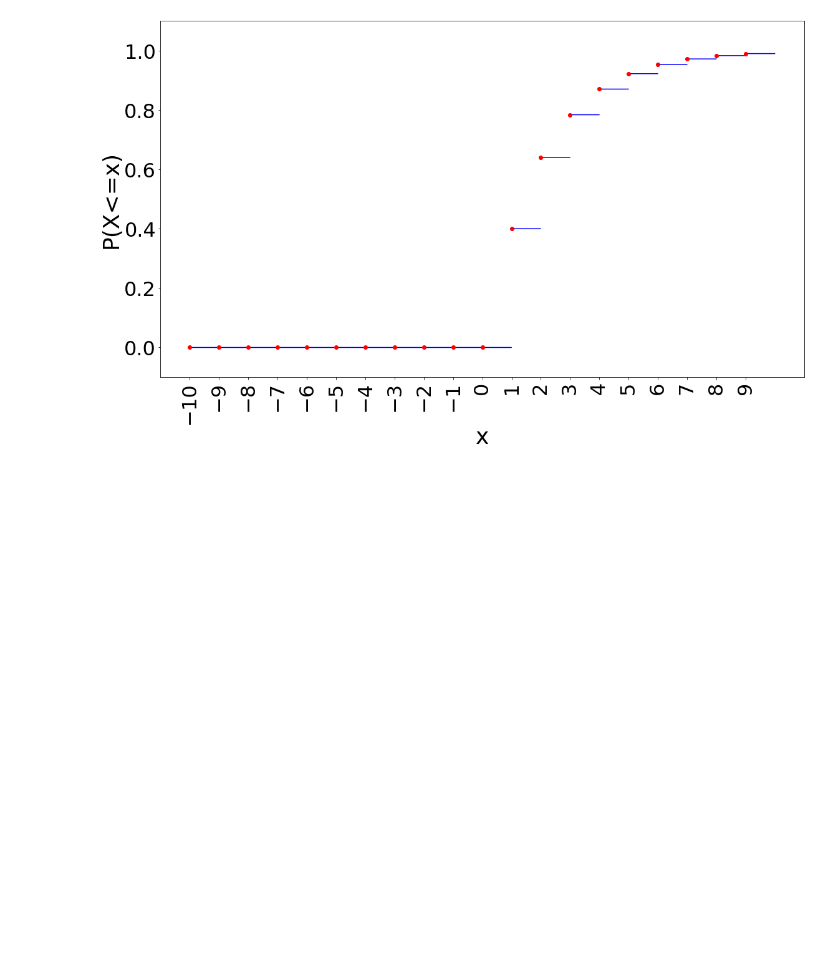
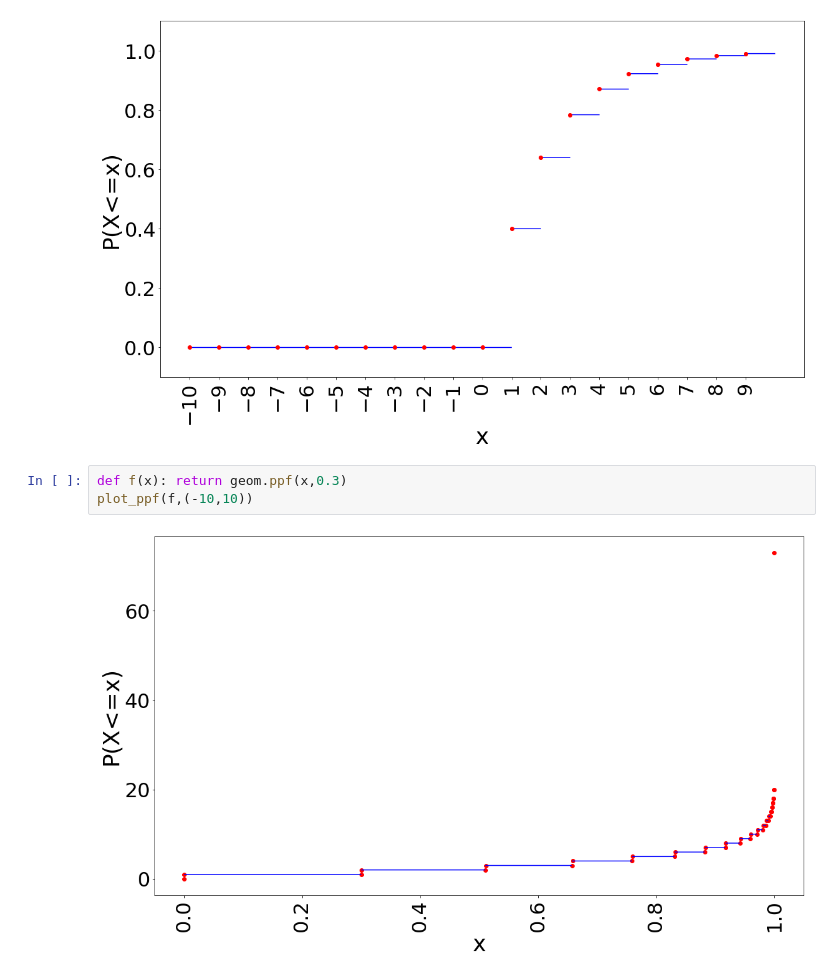
Before and after one commit to RoozbehSanaei/Statistics, a Jupyter notebook: Prob_Dist_Python.ipynb, the cells around one changed output. Drawn from its saved outputs; the diff is of its cells as text; blank space fills up the shorter version.

```diff
--- a/Prob_Dist_Python.ipynb
+++ b/Prob_Dist_Python.ipynb
@@ -85,3 +133,8 @@ plot_cdf(f,(-10,10))
 plt.show()
 # %% [output]
 [figure]
+# %%
+def f(x): return geom.ppf(x,0.3)
+plot_ppf(f,(-10,10))
+# %% [output]
+[figure, added]
```
Also changed, not shown: parts of 6 cells of this notebook.
